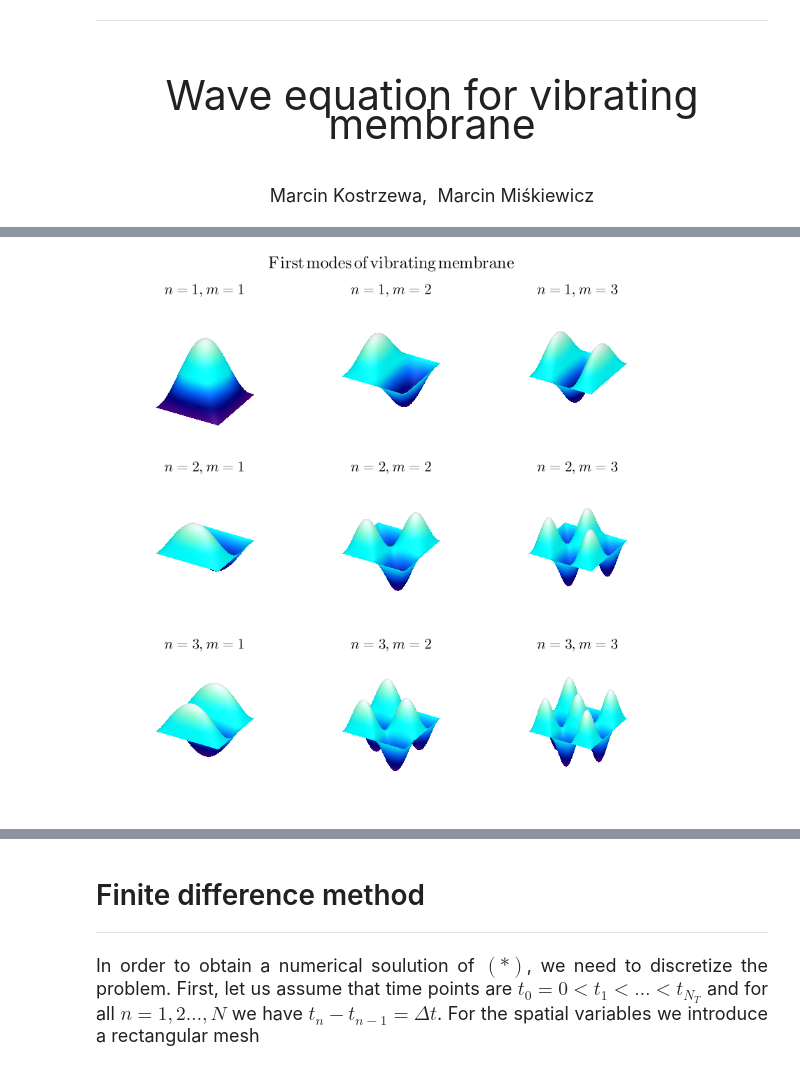
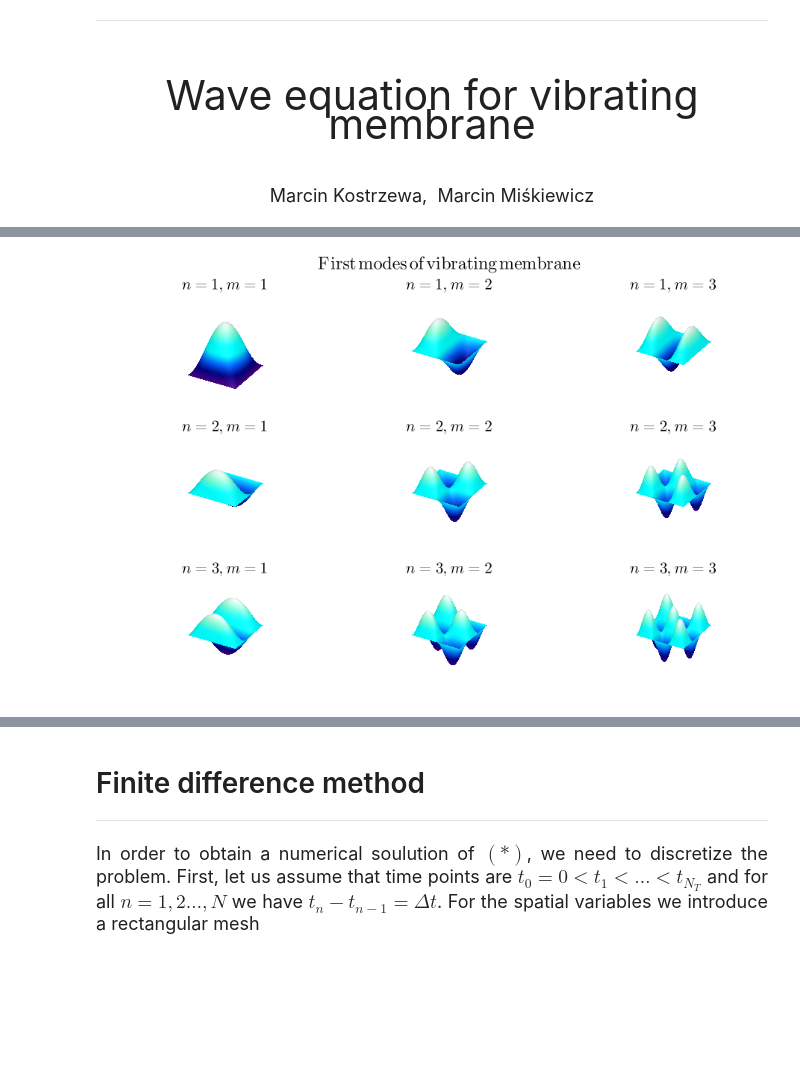
Before and after one commit to MarcinBear/PDE-project, a Jupyter notebook: PDE-project.ipynb, the cells around one changed output, grey strips where cells are left out. Saved outputs shown, nothing was run; the diff lists cells and outputs as text; code cells hidden in the pictures; blank space fills up the shorter version.

```diff
--- a/PDE-project.ipynb
+++ b/PDE-project.ipynb
@@ -132,21 +138,22 @@ SIZE_1 = (1000, 500);
 # %%
 xs = LinRange(0, 1, 50)
 ys = xs'
 plots = []
+
 for n in 1:3, m in 1:3
     ψ(x, y) = sin(x * π * n) * sin(m * y * π)
     p = surface(xs, xs, ψ.(xs, ys),
                 colorbar=false,
                 colormap=COLORMAP_1,
                 axis=false,
                 grid=false,
                 title="\$n = $(n), m = $(m)\$")
     push!(plots, p)
 end
 
-plot(plots..., layout=(3, 3), size=(800, 800), plot_title=L"\textrm{First\, modes\, of\, vibrating\, membrane}")
+plot(plots..., layout=(3, 3), size=(900, 600), plot_title=L"\textrm{First\, modes\, of\, vibrating\, membrane}")
 # %% [output]
-[figure, old version]
+[figure, new version]
 # %% [markdown]
 <div class="text", style="font-family: 'Times New Roman', Times, serif;
                           font-weight: normal;
```
Also changed, not shown: parts of 22 cells of this notebook.
